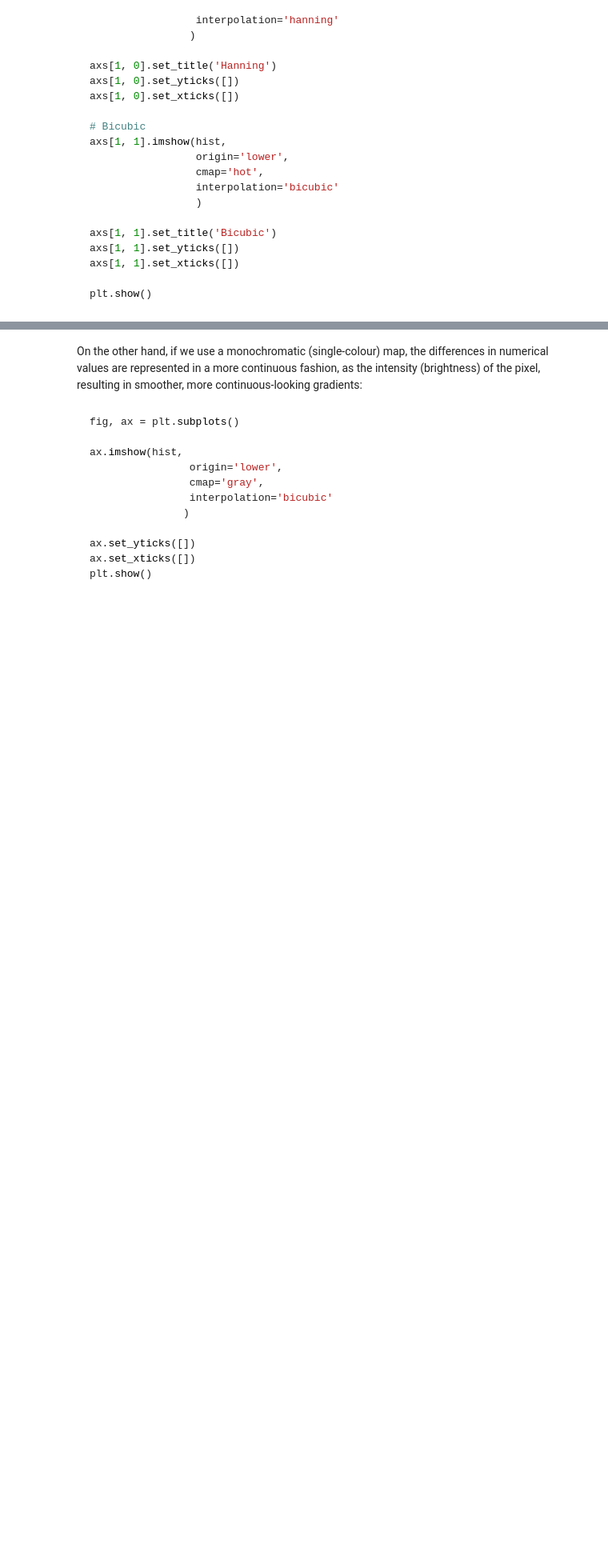
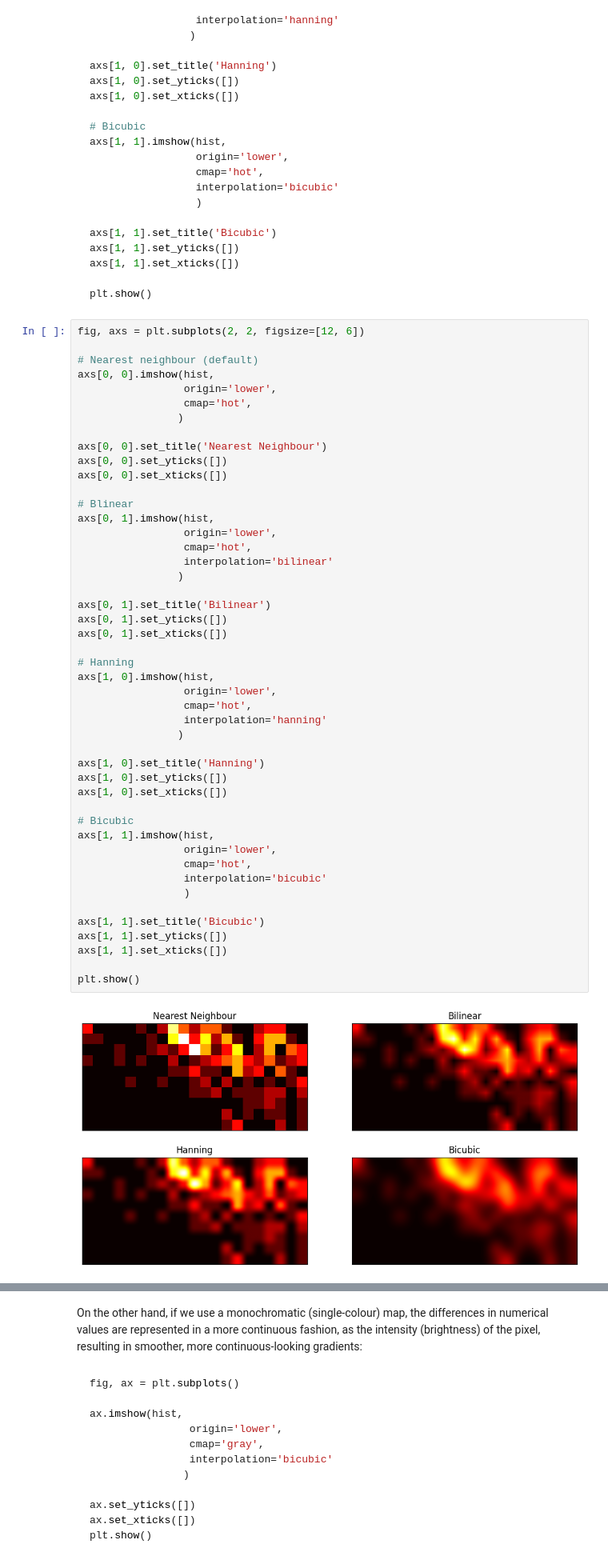
Before and after one commit to dm748329/Single-Unit-Data, a Jupyter notebook: 3 - heat_maps.ipynb, the cells around one changed output, grey strips where cells are left out. Shown at 80% size. Drawn from its saved outputs; the diff is of its cells as text; blank space fills up the shorter version.

```diff
--- a/3 - heat_maps.ipynb
+++ b/3 - heat_maps.ipynb
@@ -400,6 +442,55 @@ axs[1, 1].set_xticks([])
 
 plt.show()
 ~~~
+# %%
+fig, axs = plt.subplots(2, 2, figsize=[12, 6])
+
+# Nearest neighbour (default)
+axs[0, 0].imshow(hist,
+                 origin='lower',
+                 cmap='hot',
+                )
+
+axs[0, 0].set_title('Nearest Neighbour')
+axs[0, 0].set_yticks([])
+axs[0, 0].set_xticks([])
+
+# Blinear
+axs[0, 1].imshow(hist,
+                 origin='lower',
+                 cmap='hot',
+                 interpolation='bilinear'
+                )
+
+axs[0, 1].set_title('Bilinear')
+axs[0, 1].set_yticks([])
+axs[0, 1].set_xticks([])
+
+# Hanning
+axs[1, 0].imshow(hist,
+                 origin='lower',
+                 cmap='hot',
+                 interpolation='hanning'
+                )
+
+axs[1, 0].set_title('Hanning')
+axs[1, 0].set_yticks([])
+axs[1, 0].set_xticks([])
+
+# Bicubic
+axs[1, 1].imshow(hist,
+                 origin='lower',
+                 cmap='hot',
+                 interpolation='bicubic'
+                 )
+
+axs[1, 1].set_title('Bicubic')
+axs[1, 1].set_yticks([])
+axs[1, 1].set_xticks([])
+
+plt.show()
+# %% [output]
+[figure, added]
 # %% [markdown]
 ### Colour Map Choices
 
```
Also changed, not shown: parts of 6 cells of this notebook.
